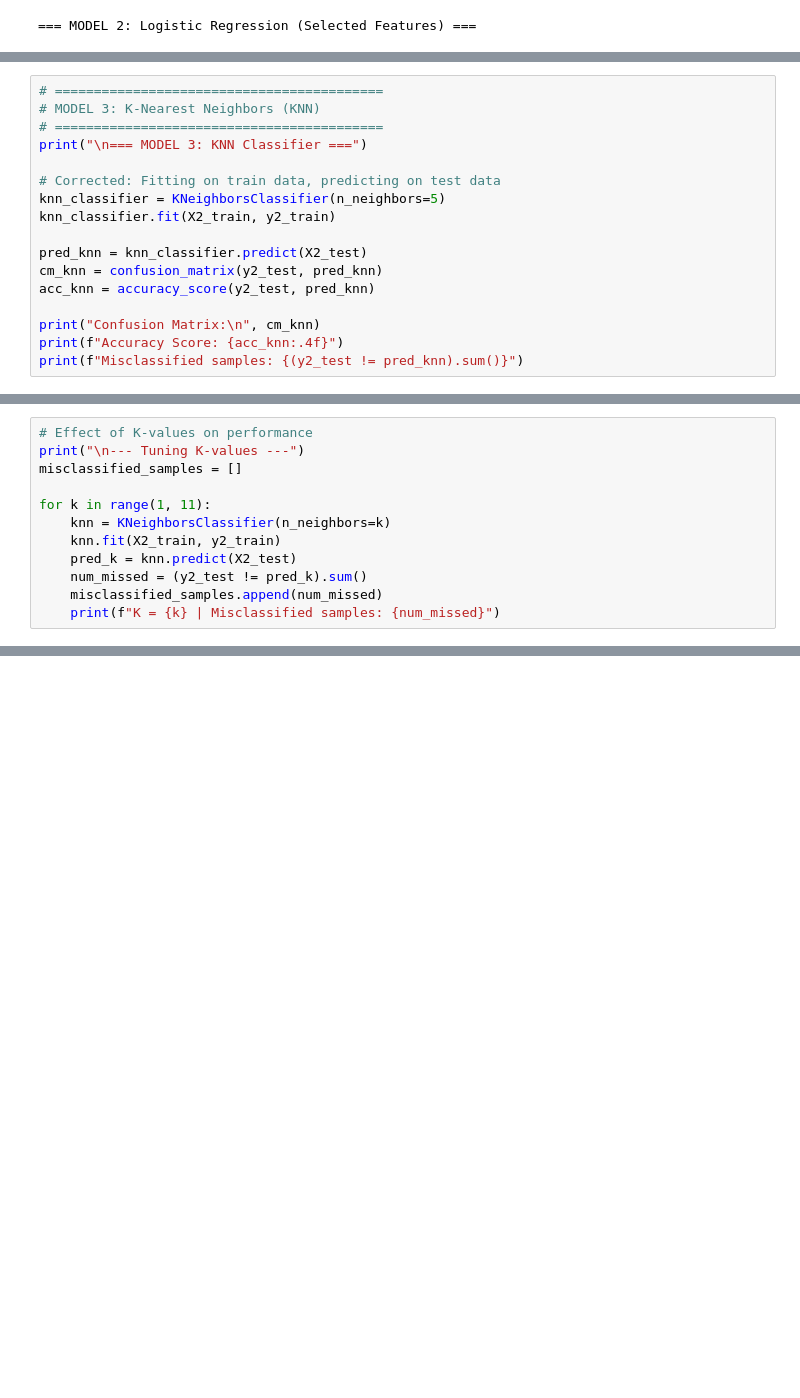
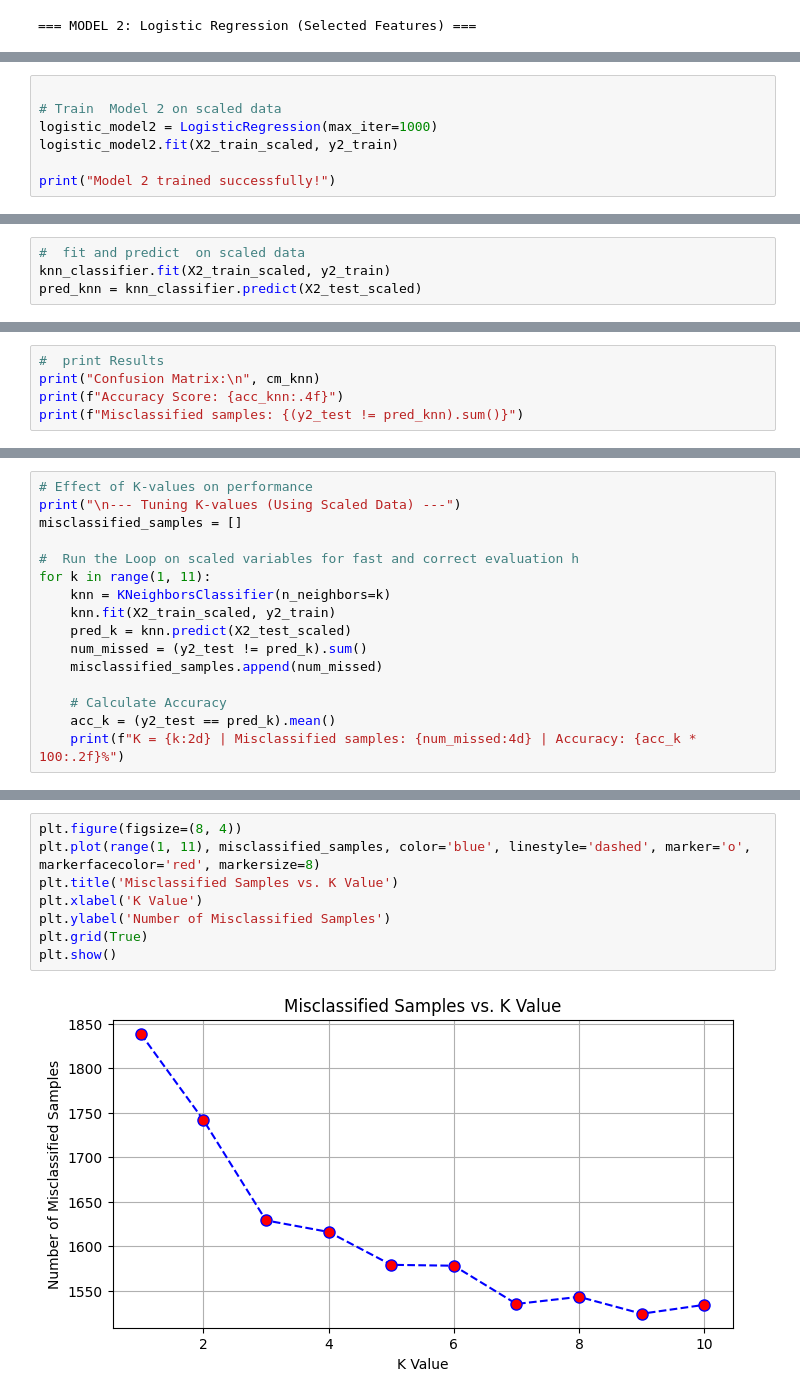
Before and after one commit to rachna7063/My-_Project-_work, a Jupyter notebook: Income_data_Analysis.ipynb, the cells around one changed output, grey strips where cells are left out. Drawn from its saved outputs; the diff is of its cells as text; blank space fills up the shorter version.

Commit message:
Build end-to-end classification pipeline and optimize KNN to 83.16% accuracy, by using Python on Google colab

```diff
--- a/Income_data_Analysis.ipynb
+++ b/Income_data_Analysis.ipynb
@@ -239,0 +253,7 @@ LogisticRegression(max_iter=1000)
+# %%
+
+# Train  Model 2 on scaled data
+logistic_model2 = LogisticRegression(max_iter=1000)
+logistic_model2.fit(X2_train_scaled, y2_train)
+
+print("Model 2 trained successfully!")
@@ -254,0 +290,4 @@ Misclassified samples: 1420
+# %%
+#  fit and predict  on scaled data
+knn_classifier.fit(X2_train_scaled, y2_train)
+pred_knn = knn_classifier.predict(X2_test_scaled)
@@ -255,17 +298,5 @@ Misclassified samples: 1420
 # %%
-# ==========================================
-# MODEL 3: K-Nearest Neighbors (KNN)
-# ==========================================
-print("\n=== MODEL 3: KNN Classifier ===")
-
-# Corrected: Fitting on train data, predicting on test data
-knn_classifier = KNeighborsClassifier(n_neighbors=5)
-knn_classifier.fit(X2_train, y2_train)
-
-pred_knn = knn_classifier.predict(X2_test)
-cm_knn = confusion_matrix(y2_test, pred_knn)
-acc_knn = accuracy_score(y2_test, pred_knn)
-
+#  print Results
 print("Confusion Matrix:\n", cm_knn)
 print(f"Accuracy Score: {acc_knn:.4f}")
 print(f"Misclassified samples: {(y2_test != pred_knn).sum()}")
@@ -279,13 +309,17 @@ Misclassified samples: 1440
 # %%
 # Effect of K-values on performance
-print("\n--- Tuning K-values ---")
+print("\n--- Tuning K-values (Using Scaled Data) ---")
 misclassified_samples = []
 
+#  Run the Loop on scaled variables for fast and correct evaluation h
 for k in range(1, 11):
     knn = KNeighborsClassifier(n_neighbors=k)
-    knn.fit(X2_train, y2_train)
-    pred_k = knn.predict(X2_test)
+    knn.fit(X2_train_scaled, y2_train)
+    pred_k = knn.predict(X2_test_scaled)
     num_missed = (y2_test != pred_k).sum()
     misclassified_samples.append(num_missed)
-    print(f"K = {k} | Misclassified samples: {num_missed}")
+
+    # Calculate Accuracy
+    acc_k = (y2_test == pred_k).mean()
+    print(f"K = {k:2d} | Misclassified samples: {num_missed:4d} | Accuracy: {acc_k * 100:.2f}%")
 # %% [output]
@@ -302,0 +339,10 @@ K = 10 | Misclassified samples: 1443
+# %%
+plt.figure(figsize=(8, 4))
+plt.plot(range(1, 11), misclassified_samples, color='blue', linestyle='dashed', marker='o', markerfacecolor='red', markersize=8)
+plt.title('Misclassified Samples vs. K Value')
+plt.xlabel('K Value')
+plt.ylabel('Number of Misclassified Samples')
+plt.grid(True)
+plt.show()
+# %% [output]
+[figure, added]
```
Also changed, not shown: parts of 22 cells of this notebook.
